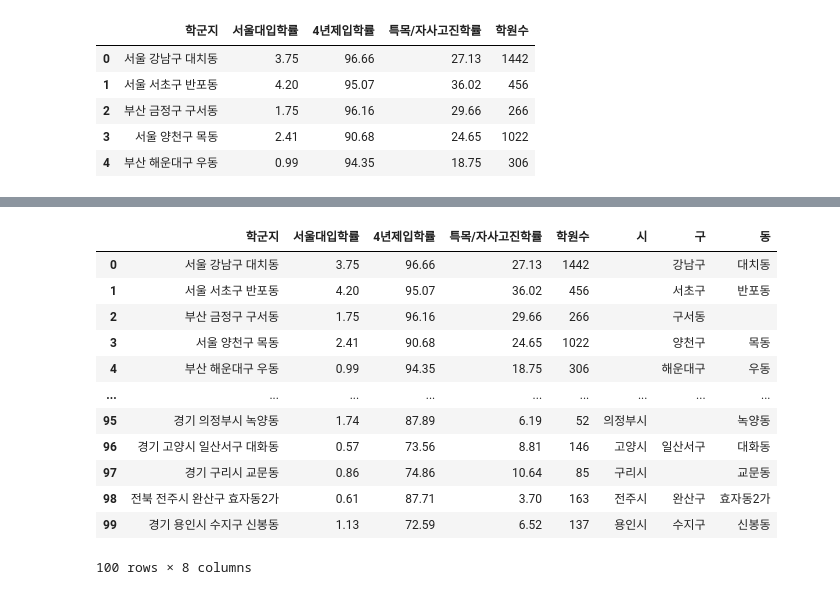
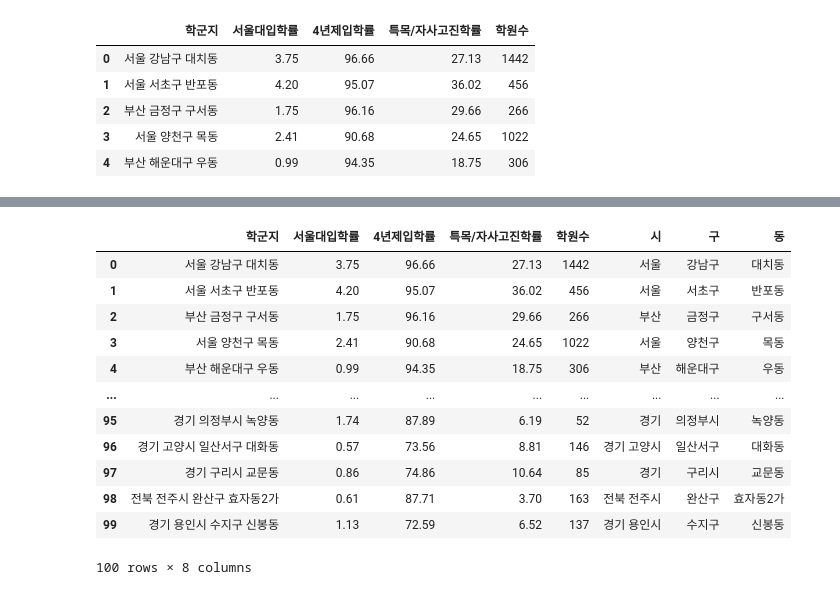
Before and after one commit to hijump9/python_study, a Jupyter notebook: 0. crawling_code/학군지/elite_crawl.ipynb, the cells around one changed output, grey strips where cells are left out. Saved outputs shown, nothing was run; the diff lists cells and outputs as text; code cells hidden in the pictures.

```diff
--- a/0. crawling_code/학군지/elite_crawl.ipynb
+++ b/0. crawling_code/학군지/elite_crawl.ipynb
@@ -163,35 +168,35 @@ df.head(20)
 # %%
-# "시", "구", "동"을 분리하는 함수
+# 주소 분할 함수
 def split_address(row):
     parts = row.split() # 띄어쓰기 기준으로 분할
-    city, district, neighborhood = '', '', ''
+    num_parts = len(parts)
 
-    for part in parts:
-        if '시' in part or '도' in part: # "시" 또는 "도"가 포함된 경우
-            city += ' ' + part
-            city = city.strip()
-        elif '구' in part: # "구"가 포함된 경우
-            district = part
-        elif '동' in part: # "동"이 포함된 경우
-            neighborhood = part
+    if num_parts >= 4 and '시' in parts[1]:  # 단어가 4개 이상이고, 두 번째 단어에 "시"가 있는 경우
+        city = parts[0] + ' ' + parts[1]
+        district = parts[2]
+        neighborhood = parts[3]
+    elif num_parts == 3:  # 단어가 3개인 경우
+        city, district, neighborhood = parts
+    else:
+        city, district, neighborhood = '', '', ''
 
     return pd.Series([city, district, neighborhood])
 
 # 새로운 열 추가
 df[['시', '구', '동']] = df['학군지'].apply(split_address)
 
 df
 # %% [output]
 |  | 학군지 | 서울대입학률 | 4년제입학률 | 특목/자사고진학률 | 학원수 | 시 | 구 | 동 |
-| 0 | 서울 강남구 대치동 | 3.75 | 96.66 | 27.13 | 1442 |  | 강남구 | 대치동 |
-| 1 | 서울 서초구 반포동 | 4.20 | 95.07 | 36.02 | 456 |  | 서초구 | 반포동 |
-| 2 | 부산 금정구 구서동 | 1.75 | 96.16 | 29.66 | 266 |  | 구서동 |  |
-| 3 | 서울 양천구 목동 | 2.41 | 90.68 | 24.65 | 1022 |  | 양천구 | 목동 |
-| 4 | 부산 해운대구 우동 | 0.99 | 94.35 | 18.75 | 306 |  | 해운대구 | 우동 |
+| 0 | 서울 강남구 대치동 | 3.75 | 96.66 | 27.13 | 1442 | 서울 | 강남구 | 대치동 |
+| 1 | 서울 서초구 반포동 | 4.20 | 95.07 | 36.02 | 456 | 서울 | 서초구 | 반포동 |
+| 2 | 부산 금정구 구서동 | 1.75 | 96.16 | 29.66 | 266 | 부산 | 금정구 | 구서동 |
+| 3 | 서울 양천구 목동 | 2.41 | 90.68 | 24.65 | 1022 | 서울 | 양천구 | 목동 |
+| 4 | 부산 해운대구 우동 | 0.99 | 94.35 | 18.75 | 306 | 부산 | 해운대구 | 우동 |
 | ... | ... | ... | ... | ... | ... | ... | ... | ... |
-| 95 | 경기 의정부시 녹양동 | 1.74 | 87.89 | 6.19 | 52 | 의정부시 |  | 녹양동 |
-| 96 | 경기 고양시 일산서구 대화동 | 0.57 | 73.56 | 8.81 | 146 | 고양시 | 일산서구 | 대화동 |
-| 97 | 경기 구리시 교문동 | 0.86 | 74.86 | 10.64 | 85 | 구리시 |  | 교문동 |
-| 98 | 전북 전주시 완산구 효자동2가 | 0.61 | 87.71 | 3.70 | 163 | 전주시 | 완산구 | 효자동2가 |
-| 99 | 경기 용인시 수지구 신봉동 | 1.13 | 72.59 | 6.52 | 137 | 용인시 | 수지구 | 신봉동 |
+| 95 | 경기 의정부시 녹양동 | 1.74 | 87.89 | 6.19 | 52 | 경기 | 의정부시 | 녹양동 |
+| 96 | 경기 고양시 일산서구 대화동 | 0.57 | 73.56 | 8.81 | 146 | 경기 고양시 | 일산서구 | 대화동 |
+| 97 | 경기 구리시 교문동 | 0.86 | 74.86 | 10.64 | 85 | 경기 | 구리시 | 교문동 |
+| 98 | 전북 전주시 완산구 효자동2가 | 0.61 | 87.71 | 3.70 | 163 | 전북 전주시 | 완산구 | 효자동2가 |
+| 99 | 경기 용인시 수지구 신봉동 | 1.13 | 72.59 | 6.52 | 137 | 경기 용인시 | 수지구 | 신봉동 |
 100 rows × 8 columns
```
Also changed, not shown: parts of 16 cells of this notebook.
